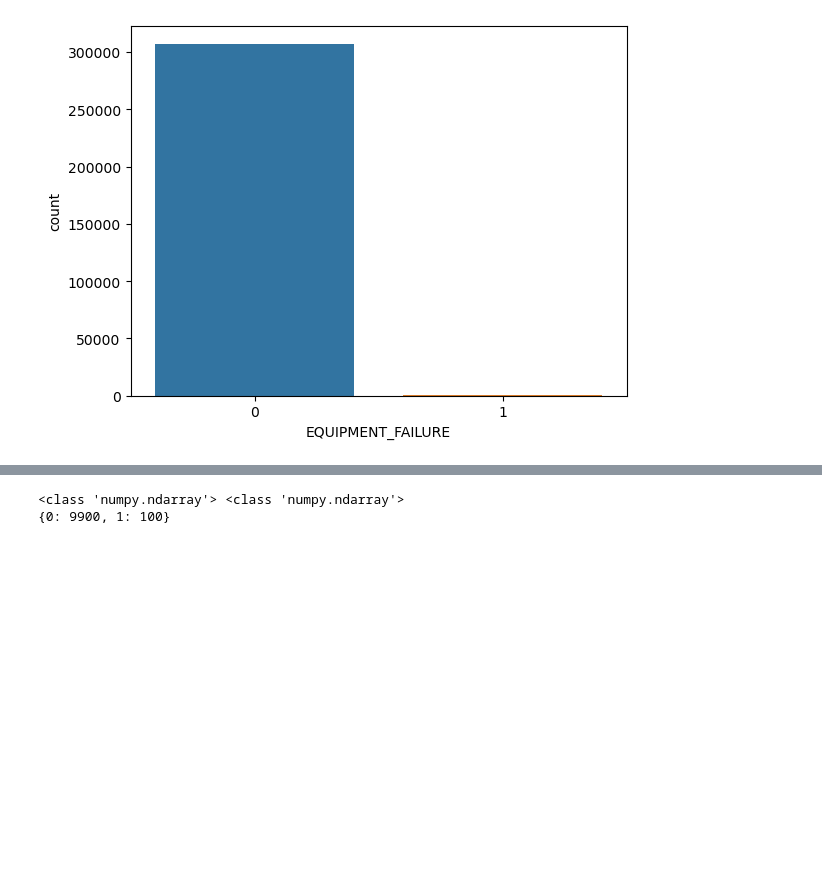
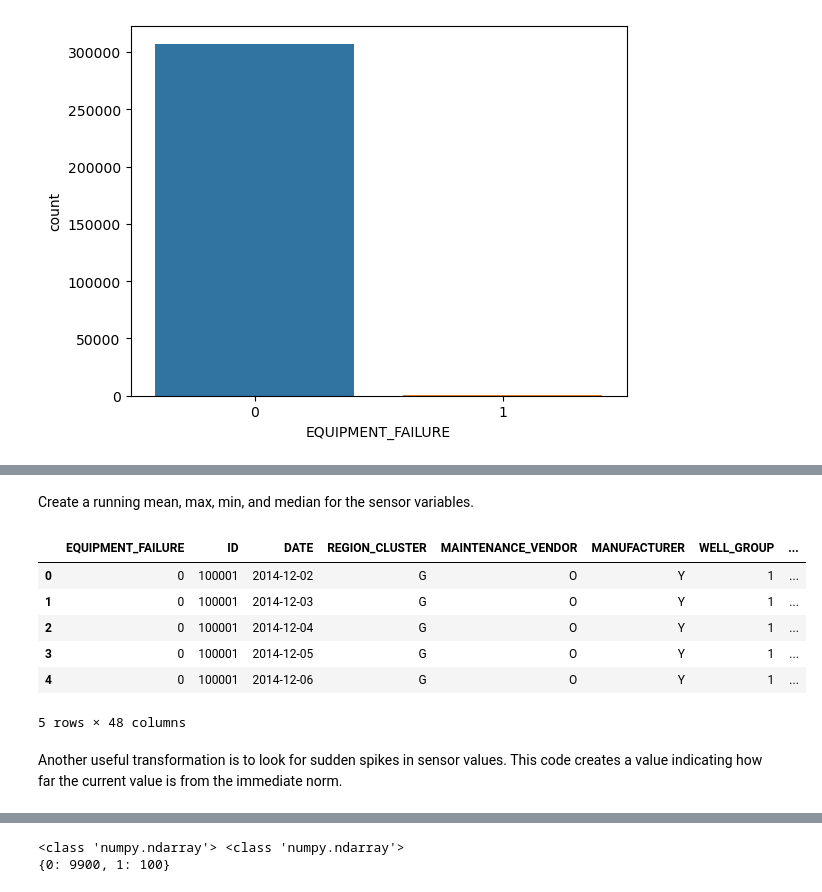
Before and after one commit to mashahin/predictive-maintenance, a Jupyter notebook: predictive_maintenance_machine_learning.ipynb, the cells around one changed output, grey strips where cells are left out. Saved outputs shown, nothing was run; the diff lists cells and outputs as text; code cells hidden in the pictures; blank space fills up the shorter version.

```diff
--- a/predictive_maintenance_machine_learning.ipynb
+++ b/predictive_maintenance_machine_learning.ipynb
@@ -340,0 +361,3 @@ sns.boxplot(X)
+# %%
+#define your feature window. This is the window by which we will aggregate our sensor values.
+feature_window=21
@@ -340,0 +368,2 @@ sns.boxplot(X)
+# %%
+dfx=pd_data
@@ -340,0 +391,49 @@ sns.boxplot(X)
+# %% [markdown]
+Create a running mean, max, min, and median for the sensor variables.
+# %%
+dfx['S5_mean'] = np.where((dfx.too_soon == 0),(dfx['S5'].rolling(min_periods=1, window=feature_window).mean()) , dfx.S5)
+dfx['S5_median'] = np.where((dfx.too_soon == 0),(dfx['S5'].rolling(min_periods=1, window=feature_window).median()) , dfx.S5)
+dfx['S5_max'] = np.where((dfx.too_soon == 0),(dfx['S5'].rolling(min_periods=1, window=feature_window).max()) , dfx.S5)
+dfx['S5_min'] = np.where((dfx.too_soon == 0),(dfx['S5'].rolling(min_periods=1, window=feature_window).min()) , dfx.S5)
+
+dfx['S13_mean'] = np.where((dfx.too_soon == 0),(dfx['S13'].rolling(min_periods=1, window=feature_window).mean()) , dfx.S13)
+dfx['S13_median'] = np.where((dfx.too_soon == 0),(dfx['S13'].rolling(min_periods=1, window=feature_window).median()) , dfx.S13)
+dfx['S13_max'] = np.where((dfx.too_soon == 0),(dfx['S13'].rolling(min_periods=1, window=feature_window).max()) , dfx.S13)
+dfx['S13_min'] = np.where((dfx.too_soon == 0),(dfx['S13'].rolling(min_periods=1, window=feature_window).min()) , dfx.S13)
+
+dfx['S15_mean'] = np.where((dfx.too_soon == 0),(dfx['S15'].rolling(min_periods=1, window=feature_window).mean()) , dfx.S15)
+dfx['S15_median'] = np.where((dfx.too_soon == 0),(dfx['S15'].rolling(min_periods=1, window=feature_window).median()) , dfx.S15)
+dfx['S15_max'] = np.where((dfx.too_soon == 0),(dfx['S15'].rolling(min_periods=1, window=feature_window).max()) , dfx.S15)
+dfx['S15_min'] = np.where((dfx.too_soon == 0),(dfx['S15'].rolling(min_periods=1, window=feature_window).min()) , dfx.S15)
+
+dfx['S16_mean'] = np.where((dfx.too_soon == 0),(dfx['S16'].rolling(min_periods=1, window=feature_window).mean()) , dfx.S16)
+dfx['S16_median'] = np.where((dfx.too_soon == 0),(dfx['S16'].rolling(min_periods=1, window=feature_window).median()) , dfx.S16)
+dfx['S16_max'] = np.where((dfx.too_soon == 0),(dfx['S16'].rolling(min_periods=1, window=feature_window).max()) , dfx.S16)
+dfx['S16_min'] = np.where((dfx.too_soon == 0),(dfx['S16'].rolling(min_periods=1, window=feature_window).min()) , dfx.S16)
+
+dfx['S17_mean'] = np.where((dfx.too_soon == 0),(dfx['S17'].rolling(min_periods=1, window=feature_window).mean()) , dfx.S17)
+dfx['S17_median'] = np.where((dfx.too_soon == 0),(dfx['S17'].rolling(min_periods=1, window=feature_window).median()) , dfx.S17)
+dfx['S17_max'] = np.where((dfx.too_soon == 0),(dfx['S17'].rolling(min_periods=1, window=feature_window).max()) , dfx.S17)
+dfx['S17_min'] = np.where((dfx.too_soon == 0),(dfx['S17'].rolling(min_periods=1, window=feature_window).min()) , dfx.S17)
+
+dfx['S18_mean'] = np.where((dfx.too_soon == 0),(dfx['S18'].rolling(min_periods=1, window=feature_window).mean()) , dfx.S18)
+dfx['S18_median'] = np.where((dfx.too_soon == 0),(dfx['S18'].rolling(min_periods=1, window=feature_window).median()) , dfx.S18)
+dfx['S18_max'] = np.where((dfx.too_soon == 0),(dfx['S18'].rolling(min_periods=1, window=feature_window).max()) , dfx.S18)
+dfx['S18_min'] = np.where((dfx.too_soon == 0),(dfx['S18'].rolling(min_periods=1, window=feature_window).min()) , dfx.S18)
+
+dfx['S19_mean'] = np.where((dfx.too_soon == 0),(dfx['S19'].rolling(min_periods=1, window=feature_window).mean()) , dfx.S19)
+dfx['S19_median'] = np.where((dfx.too_soon == 0),(dfx['S19'].rolling(min_periods=1, window=feature_window).median()) , dfx.S19)
+dfx['S19_max'] = np.where((dfx.too_soon == 0),(dfx['S19'].rolling(min_periods=1, window=feature_window).max()) , dfx.S19)
+dfx['S19_min'] = np.where((dfx.too_soon == 0),(dfx['S19'].rolling(min_periods=1, window=feature_window).min()) , dfx.S19)
+
+dfx.head()
+# %% [output]
+|  | EQUIPMENT_FAILURE | ID | DATE | REGION_CLUSTER | MAINTENANCE_VENDOR | MANUFACTURER | WELL_GROUP | ... |
+| 0 | 0 | 100001 | 2014-12-02 | G | O | Y | 1 | ... |
+| 1 | 0 | 100001 | 2014-12-03 | G | O | Y | 1 | ... |
+| 2 | 0 | 100001 | 2014-12-04 | G | O | Y | 1 | ... |
+| 3 | 0 | 100001 | 2014-12-05 | G | O | Y | 1 | ... |
+| 4 | 0 | 100001 | 2014-12-06 | G | O | Y | 1 | ... |
+5 rows × 48 columns
+# %% [markdown]
+Another useful transformation is to look for sudden spikes in sensor values. This code creates a value indicating how far the current value is from the immediate norm.
```
Also changed, not shown: parts of 14 cells of this notebook.
